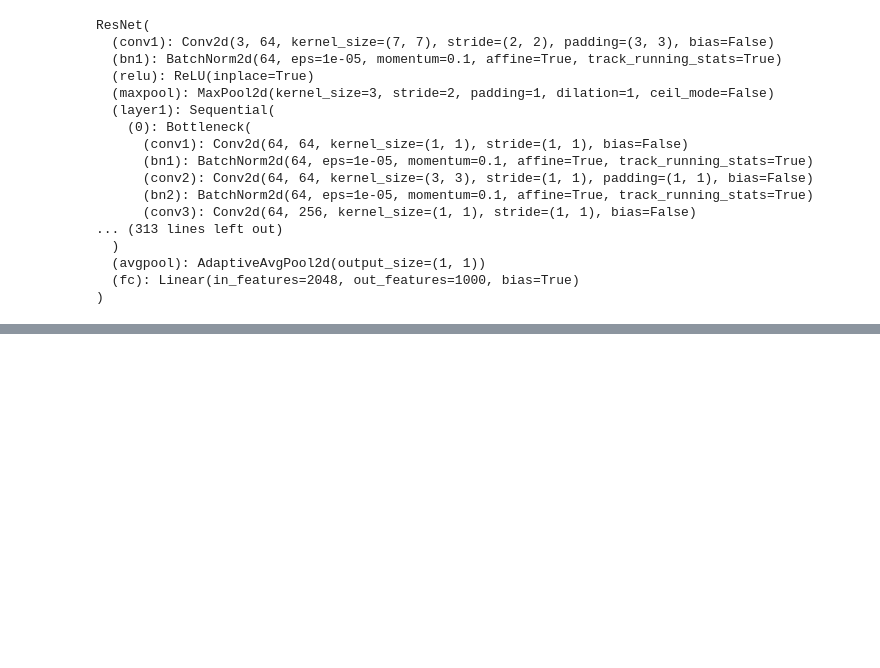
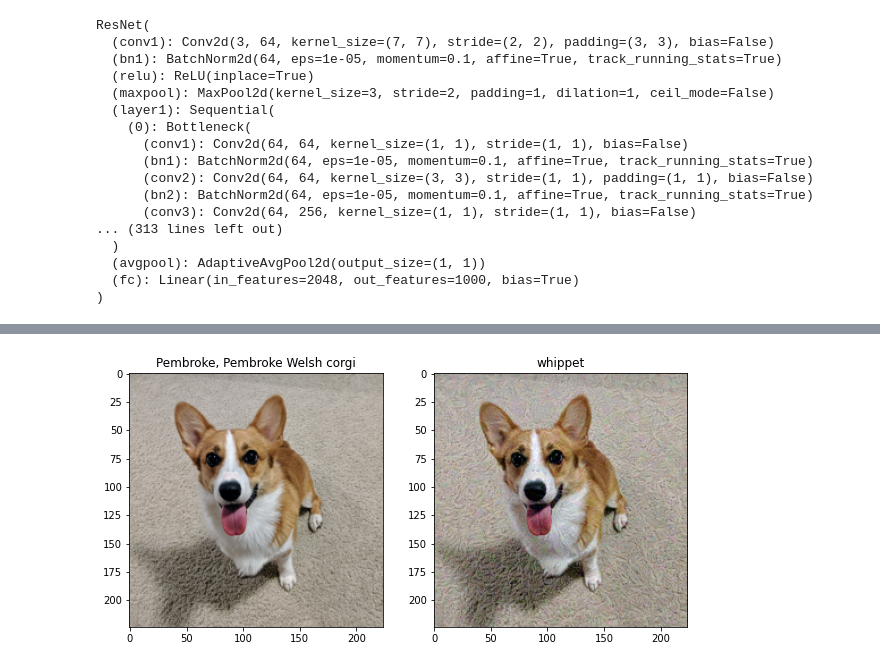
Before and after one commit to hyeon1263/PyTorch_Study, a Jupyter notebook: 3min-pytorch/pytorch_coding/ch08.ipynb, the cells around one changed output, grey strips where cells are left out. Cells and saved outputs as stored; diff of their text form; code cells hidden in the pictures; blank space fills up the shorter version.

```diff
--- a/3min-pytorch/pytorch_coding/ch08.ipynb
+++ b/3min-pytorch/pytorch_coding/ch08.ipynb
@@ -33,0 +116,2 @@ ResNet(
+# %%
+output = model(perturbed_data)
@@ -33,0 +137,14 @@ ResNet(
+# %%
+f, a = plt.subplots(1, 2, figsize=(10, 10))
+
+# 원본
+a[0].set_title(prediction_name)
+a[0].imshow(original_img_view)
+
+# 적대적 예제
+a[1].set_title(perturbed_prediction_name)
+a[1].imshow(perturbed_data_view)
+
+plt.show()
+# %% [output]
+[figure, added]
```
Also changed, not shown: parts of 15 cells of this notebook.
